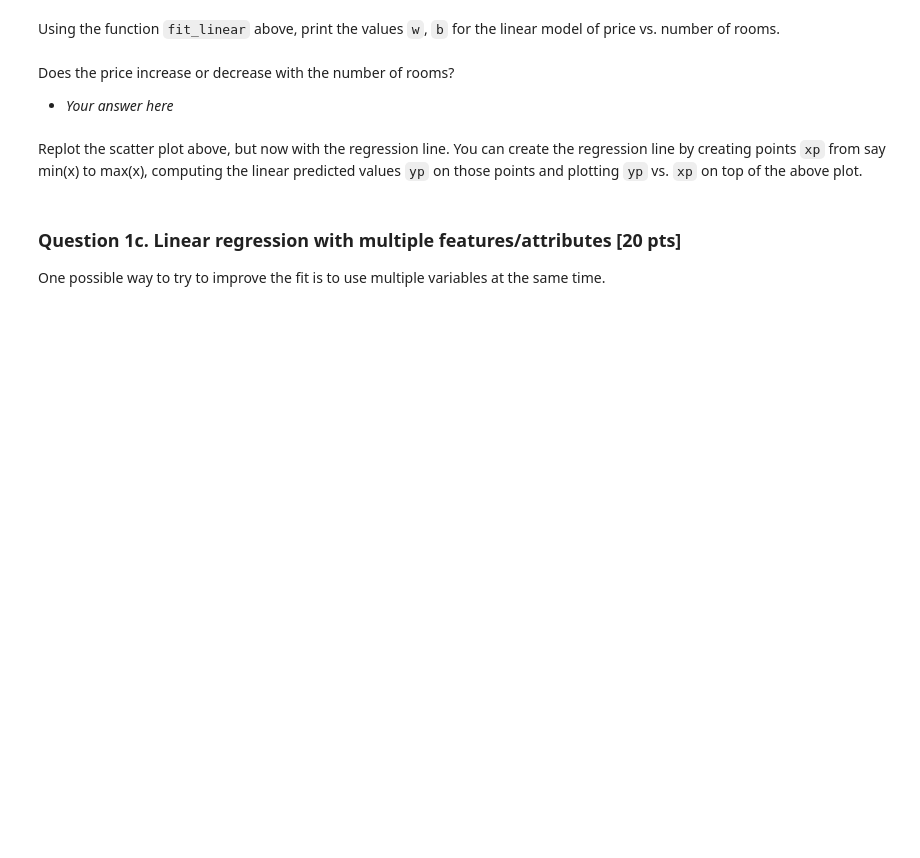
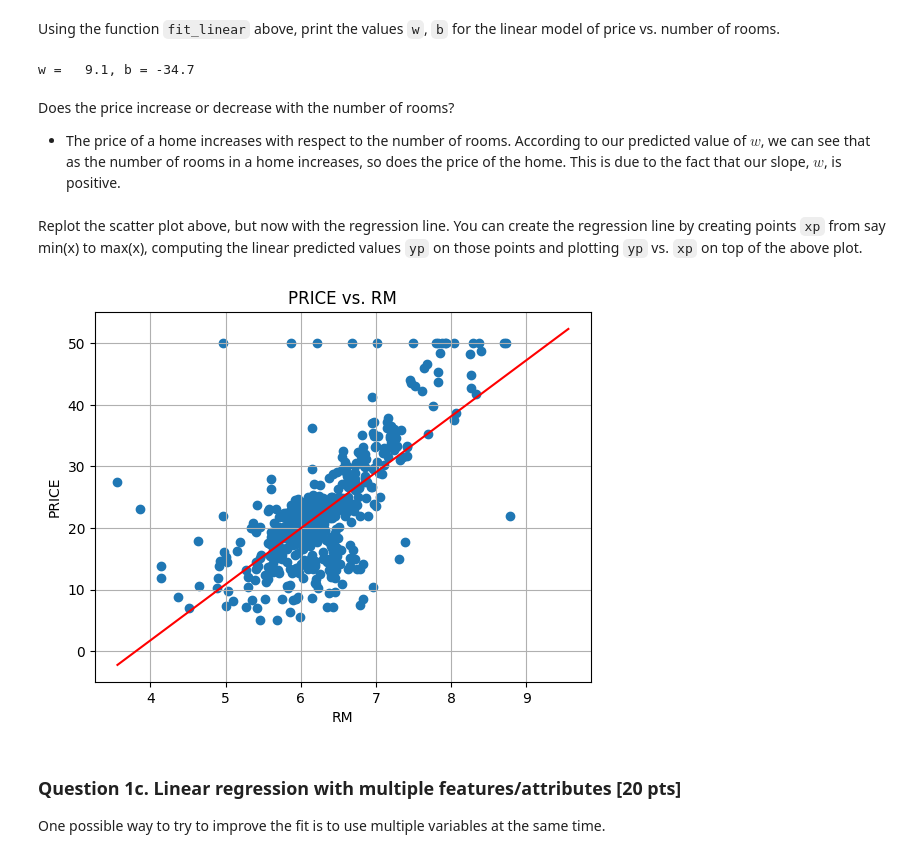
Before and after one commit to Akhan521/CS-171, a Jupyter notebook: Homework_3/fall2024_hw3.ipynb, the cells around one changed output. Saved outputs shown, nothing was run; the diff lists cells and outputs as text; code cells hidden in the pictures; blank space fills up the shorter version.

```diff
--- a/Homework_3/fall2024_hw3.ipynb
+++ b/Homework_3/fall2024_hw3.ipynb
@@ -258,22 +258,35 @@ $$ w^* = \frac{\sum_{i=1}^{N} (x_i - \bar x) (y_i - \bar y)}{\sum_{i=1}^{N} (x_i
 Next we will write a function to perform a linear fit. Use the formulae above to compute the parameters $w,b$ in the linear model $y = wx + b$.
 # %%
 def fit_linear(x,y):
-    """
-    Given vectors of data points (x,y), performs a fit for the linear model:
-       yhat = w*x + b,
-    The function returns w and b
-    """
-    # TODO complete the code below
+   """
+   Given vectors of data points (x,y), performs a fit for the linear model:
+   yhat = w*x + b,
+   The function returns w and b
 
-    return w, b
+   w = sum[(x_i - x_mean)(y_i - y_mean)] / sum[(x_i - x_mean)^2]
+   b = y_mean - w*x_mean
+   """
+   # We'll first compute the means.
+   x_mean = x.mean()
+   y_mean = y.mean()
+
+   # We'll now compute w.
+   w = sum((x - x_mean)*(y - y_mean)) / sum((x - x_mean)**2)
+
+   # We'll now compute b.
+   b = y_mean - w * x_mean
+
+   return w, b
 # %% [markdown]
 Using the function `fit_linear` above, print the values `w`, `b` for the linear model of price vs. number of rooms.
 # %%
 w, b = fit_linear(x,y)
 print('w = {0:5.1f}, b = {1:5.1f}'.format(w,b))
+# %% [output]
+w =   9.1, b = -34.7
-# %% [markdown]
-Does the price increase or decrease with the number of rooms?
-
-* *Your answer here*
+# %% [markdown]
+Does the price increase or decrease with the number of rooms?
+
+* The price of a home increases with respect to the number of rooms. According to our predicted value of $w$, we can see that as the number of rooms in a home increases, so does the price of the home. This is due to the fact that our slope, $w$, is positive.
 # %% [markdown]
 Replot the scatter plot above, but now with the regression line.  You can create the regression line by creating points `xp` from say min(x) to max(x), computing the linear predicted values `yp` on those points and plotting `yp` vs. `xp` on top of the above plot.
@@ -283,3 +293,22 @@ Replot the scatter plot above, but now with the regression line.  You can create
+# %%
+# We'll find the min and max values of x.
+x_min = x.min()
+x_max = x.max()
+# Getting a range of points for our regression line.
+xp = np.array(np.arange(x_min, x_max+1, 0.25))
+# Using the values above, we'll get the corresponding, predicted y values.
+yp = w * xp + b
+
+# Replotting our price vs. rm plot with the linear fit.
+plt.scatter(x, y, marker='o')
+plt.plot(xp,yp, color='red')
+plt.title('PRICE vs. RM')
+plt.xlabel('RM')
+plt.ylabel('PRICE')
+plt.grid(True)
+plt.show()
+# %% [output]
+[figure, added]
 # %% [markdown]
 ### Question 1c. Linear regression with multiple features/attributes [20 pts]
 One possible way to try to improve the fit is to use multiple variables at the same time.
```
Also changed, not shown: parts of 3 cells of this notebook.
